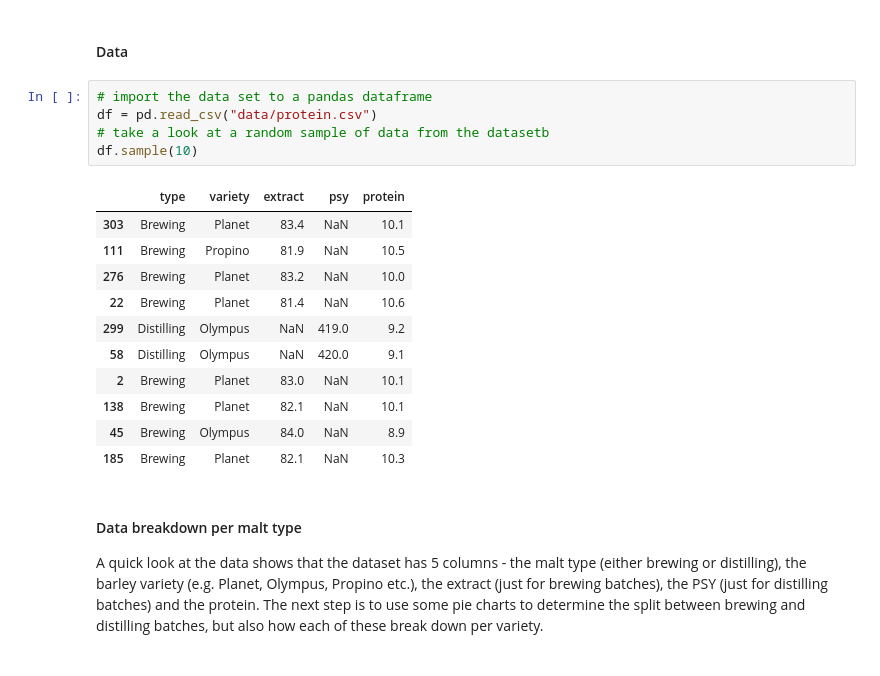
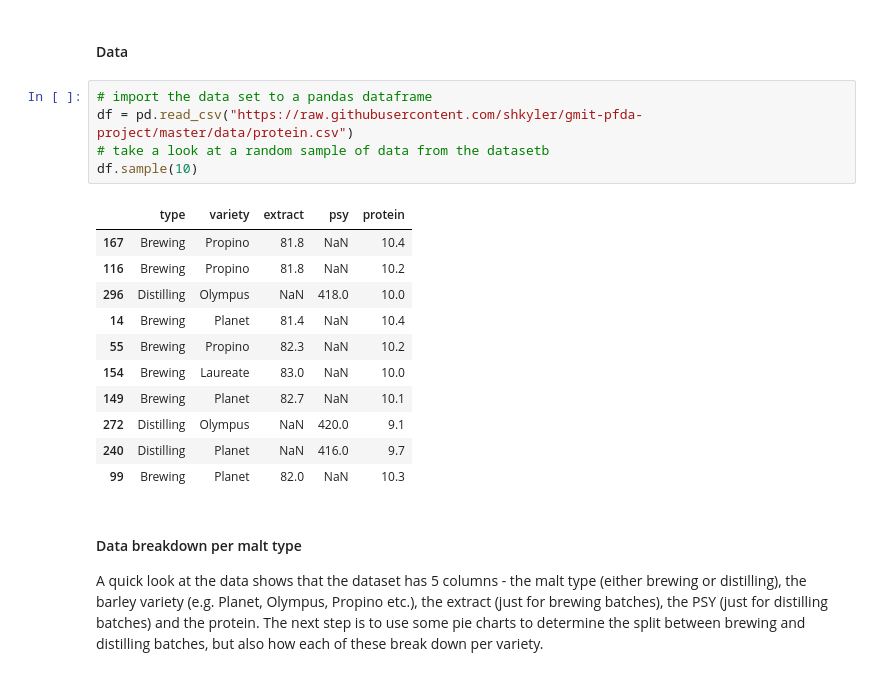
Before and after one commit to shkyler/gmit-pfda-project, a Jupyter notebook: datasimulation.ipynb, the cells around one changed output. Cells and saved outputs as stored; diff of their text form.

```diff
--- a/datasimulation.ipynb
+++ b/datasimulation.ipynb
@@ -168,21 +168,21 @@ import scipy.stats as stats
 #### Data
 # %%
 # import the data set to a pandas dataframe
-df = pd.read_csv("data/protein.csv")
+df = pd.read_csv("https://raw.githubusercontent.com/shkyler/gmit-pfda-project/master/data/protein.csv")
 # take a look at a random sample of data from the datasetb
 df.sample(10)
 # %% [output]
 |  | type | variety | extract | psy | protein |
-| 303 | Brewing | Planet | 83.4 | NaN | 10.1 |
-| 111 | Brewing | Propino | 81.9 | NaN | 10.5 |
-| 276 | Brewing | Planet | 83.2 | NaN | 10.0 |
-| 22 | Brewing | Planet | 81.4 | NaN | 10.6 |
-| 299 | Distilling | Olympus | NaN | 419.0 | 9.2 |
-| 58 | Distilling | Olympus | NaN | 420.0 | 9.1 |
-| 2 | Brewing | Planet | 83.0 | NaN | 10.1 |
-| 138 | Brewing | Planet | 82.1 | NaN | 10.1 |
-| 45 | Brewing | Olympus | 84.0 | NaN | 8.9 |
-| 185 | Brewing | Planet | 82.1 | NaN | 10.3 |
+| 167 | Brewing | Propino | 81.8 | NaN | 10.4 |
+| 116 | Brewing | Propino | 81.8 | NaN | 10.2 |
+| 296 | Distilling | Olympus | NaN | 418.0 | 10.0 |
+| 14 | Brewing | Planet | 81.4 | NaN | 10.4 |
+| 55 | Brewing | Propino | 82.3 | NaN | 10.2 |
+| 154 | Brewing | Laureate | 83.0 | NaN | 10.0 |
+| 149 | Brewing | Planet | 82.7 | NaN | 10.1 |
+| 272 | Distilling | Olympus | NaN | 420.0 | 9.1 |
+| 240 | Distilling | Planet | NaN | 416.0 | 9.7 |
+| 99 | Brewing | Planet | 82.0 | NaN | 10.3 |
 # %% [markdown]
 #### Data breakdown per malt type
 
```
Also changed, not shown: parts of 12 cells of this notebook, 2 other files.
